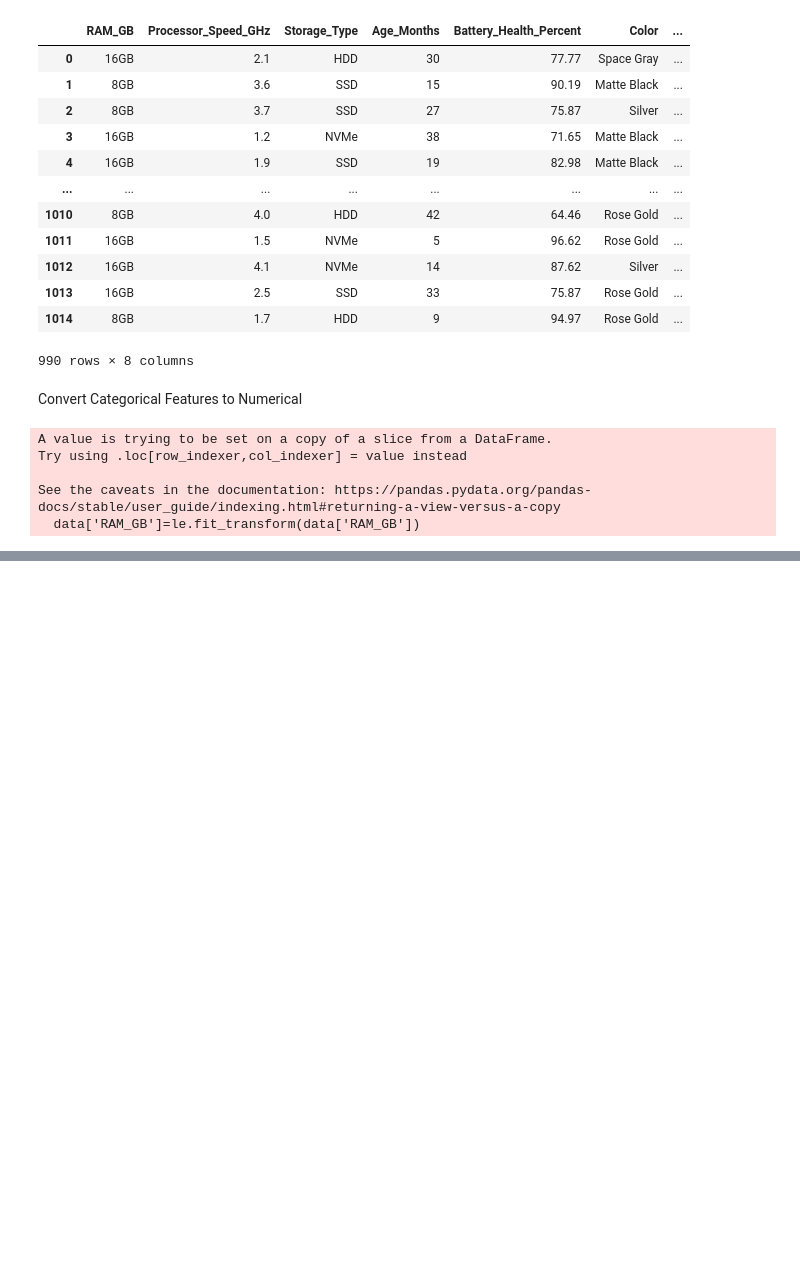
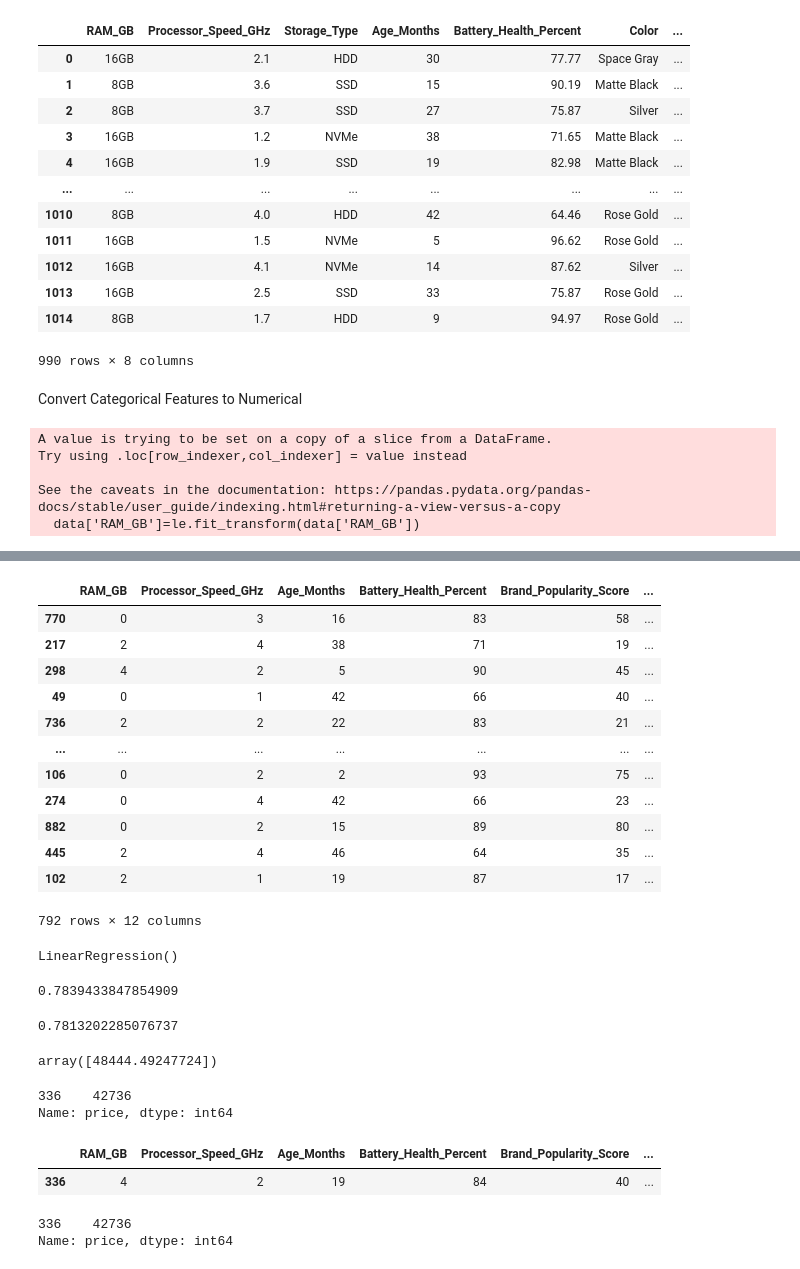
Before and after one commit to vishva0710/ML-From-Scratch, a Jupyter notebook: Machine-Learning/Linear-Regression/find_the_laptop_prices_using_LR.ipynb, the cells around one changed output, grey strips where cells are left out. Saved outputs shown, nothing was run; the diff lists cells and outputs as text; code cells hidden in the pictures; blank space fills up the shorter version.

```diff
--- a/Machine-Learning/Linear-Regression/find_the_laptop_prices_using_LR.ipynb
+++ b/Machine-Learning/Linear-Regression/find_the_laptop_prices_using_LR.ipynb
@@ -586,2 +592,0 @@ data
-# %%
-data = data.loc[:, ~data.columns[::-1].duplicated()][::-1]
@@ -604,6 +592,0 @@ data
-# %%
-# Rename duplicates manually with suffixes
-data.columns = [
-    f"{col}_{i}" if data.columns.tolist().count(col) > 1 and idx != data.columns.tolist().index(col) else col
-    for idx, col in enumerate(data.columns)
-]
@@ -625,0 +593,3 @@ data
+# %%
+x=data.drop('price',axis=1)
+y=data['price']
@@ -625,0 +619,52 @@ data
+# %%
+from sklearn.model_selection import train_test_split
+x_train,x_test,y_train,y_test=train_test_split(x,y,test_size=0.20,random_state=42)
+# %%
+x_train
+# %% [output]
+|  | RAM_GB | Processor_Speed_GHz | Age_Months | Battery_Health_Percent | Brand_Popularity_Score | ... |
+| 770 | 0 | 3 | 16 | 83 | 58 | ... |
+| 217 | 2 | 4 | 38 | 71 | 19 | ... |
+| 298 | 4 | 2 | 5 | 90 | 45 | ... |
+| 49 | 0 | 1 | 42 | 66 | 40 | ... |
+| 736 | 2 | 2 | 22 | 83 | 21 | ... |
+| ... | ... | ... | ... | ... | ... | ... |
+| 106 | 0 | 2 | 2 | 93 | 75 | ... |
+| 274 | 0 | 4 | 42 | 66 | 23 | ... |
+| 882 | 0 | 2 | 15 | 89 | 80 | ... |
+| 445 | 2 | 4 | 46 | 64 | 35 | ... |
+| 102 | 2 | 1 | 19 | 87 | 17 | ... |
+792 rows × 12 columns
+# %%
+from sklearn.linear_model import LinearRegression
+lr=LinearRegression()
+lr.fit(x_train,y_train)
+# %% [output]
+LinearRegression()
+# %%
+lr.score(x_train,y_train)
+# %% [output]
+0.7839433847854909
+# %%
+lr.score(x_test,y_test)
+# %% [output]
+0.7813202285076737
+# %%
+lr.predict(x_test[1:2])
+# %% [output]
+array([48444.49247724])
+# %%
+y_test[1:2]
+# %% [output]
+336    42736
+Name: price, dtype: int64
+# %%
+x_test[1:2]
+# %% [output]
+|  | RAM_GB | Processor_Speed_GHz | Age_Months | Battery_Health_Percent | Brand_Popularity_Score | ... |
+| 336 | 4 | 2 | 19 | 84 | 40 | ... |
+# %%
+y_test[1:2]
+# %% [output]
+336    42736
+Name: price, dtype: int64
```
Also changed, not shown: parts of 27 cells of this notebook.
